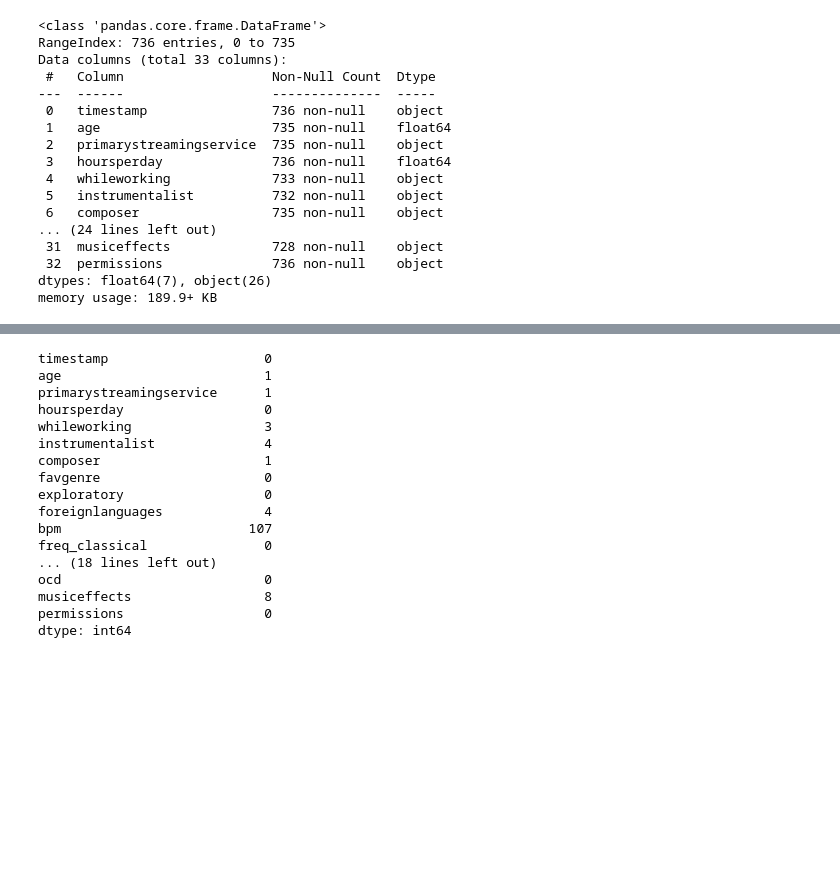
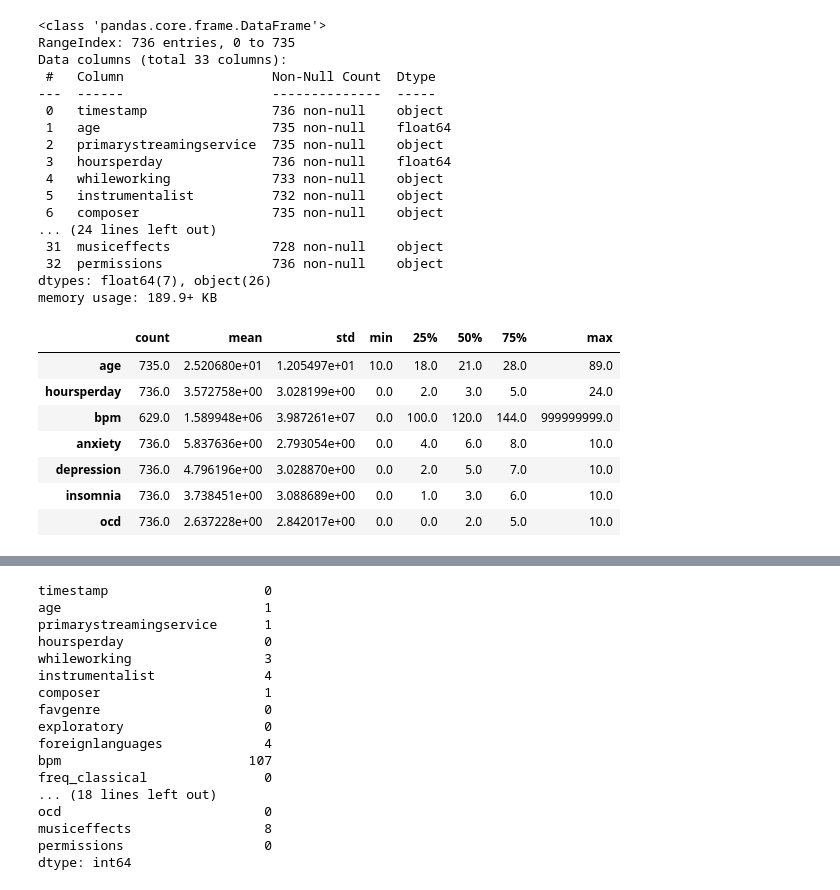
Before and after one commit to andre0422/mxmh_tensorflow, a Jupyter notebook: mxmh.ipynb, the cells around one changed output, grey strips where cells are left out. Cells and saved outputs as stored; diff of their text form; code cells hidden in the pictures; blank space fills up the shorter version.

```diff
--- a/mxmh.ipynb
+++ b/mxmh.ipynb
@@ -59,3 +59,14 @@ Data columns (total 33 columns):
  32  permissions              736 non-null    object
 dtypes: float64(7), object(26)
 memory usage: 189.9+ KB
+# %%
+df.describe().T
+# %% [output]
+|  | count | mean | std | min | 25% | 50% | 75% | max |
+| age | 735.0 | 2.520680e+01 | 1.205497e+01 | 10.0 | 18.0 | 21.0 | 28.0 | 89.0 |
+| hoursperday | 736.0 | 3.572758e+00 | 3.028199e+00 | 0.0 | 2.0 | 3.0 | 5.0 | 24.0 |
+| bpm | 629.0 | 1.589948e+06 | 3.987261e+07 | 0.0 | 100.0 | 120.0 | 144.0 | 999999999.0 |
+| anxiety | 736.0 | 5.837636e+00 | 2.793054e+00 | 0.0 | 4.0 | 6.0 | 8.0 | 10.0 |
+| depression | 736.0 | 4.796196e+00 | 3.028870e+00 | 0.0 | 2.0 | 5.0 | 7.0 | 10.0 |
+| insomnia | 736.0 | 3.738451e+00 | 3.088689e+00 | 0.0 | 1.0 | 3.0 | 6.0 | 10.0 |
+| ocd | 736.0 | 2.637228e+00 | 2.842017e+00 | 0.0 | 0.0 | 2.0 | 5.0 | 10.0 |
```
Also changed, not shown: parts of 32 cells of this notebook.
